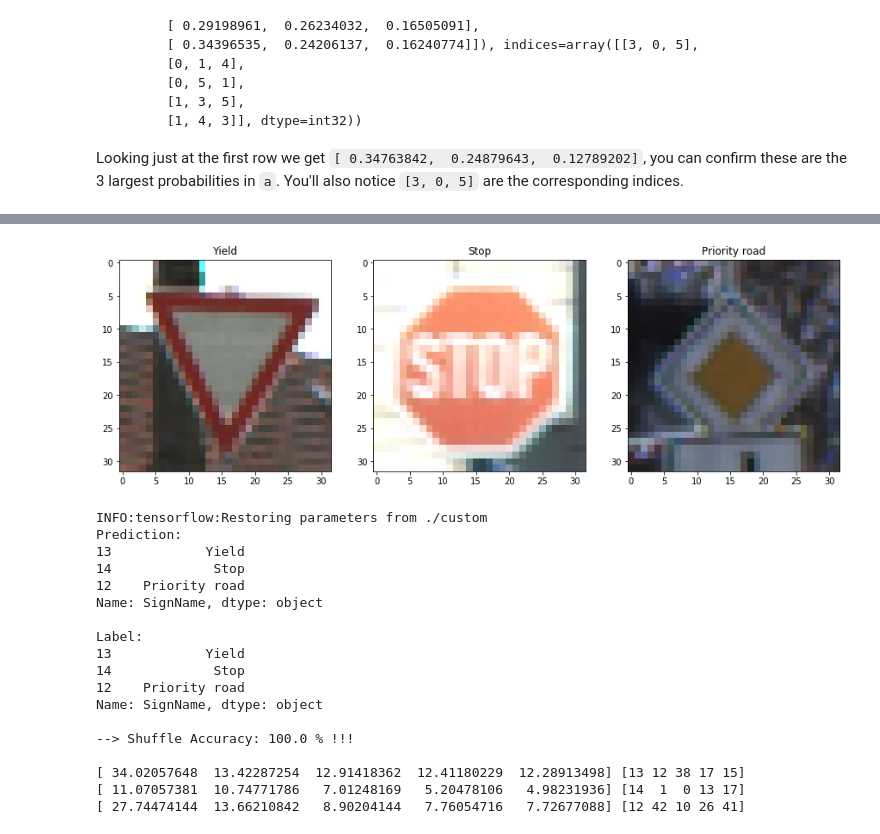
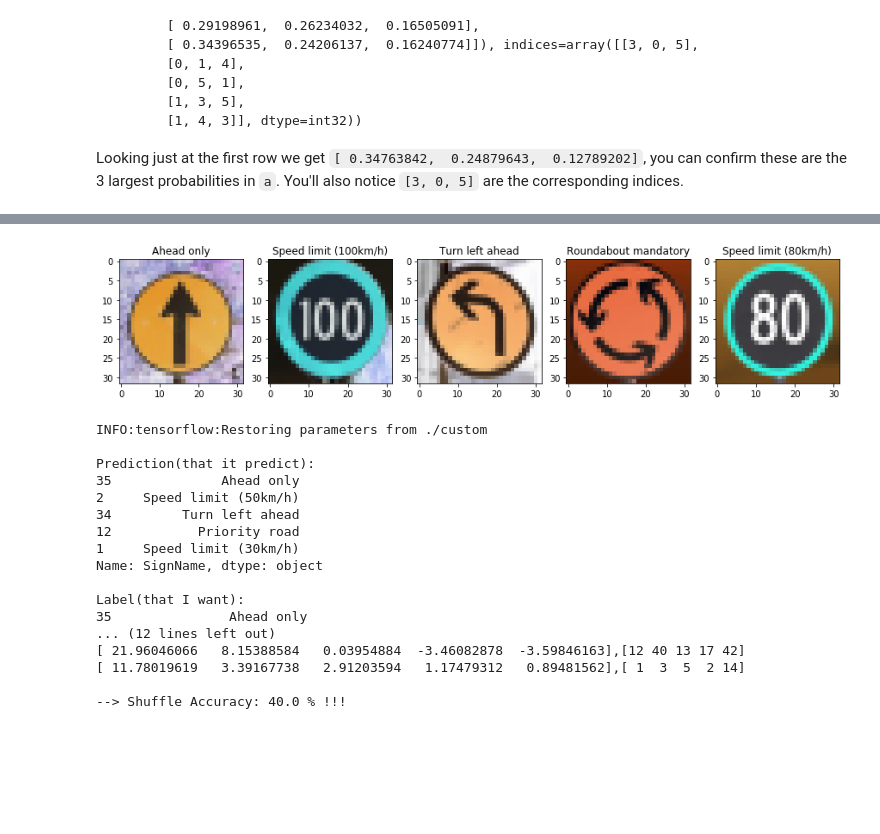
Before and after one commit to SungwookLE/udacity_Traffic-Sign-Classifier-Project, a Jupyter notebook: Traffic_Sign_Classifier.ipynb, the cells around one changed output, grey strips where cells are left out. Saved outputs shown, nothing was run; the diff lists cells and outputs as text; code cells hidden in the pictures; blank space fills up the shorter version.

```diff
--- a/Traffic_Sign_Classifier.ipynb
+++ b/Traffic_Sign_Classifier.ipynb
@@ -509,78 +585,57 @@ def outputFeatureMap(image_input, tf_activation, activation_min=-1, activation_m
 # %%
 ### Run the predictions here and use the model to output the prediction for each image.
 ### Make sure to pre-process the images with the same pre-processing pipeline used earlier.
 ### Feel free to use as many code cells as needed.
 
-index_shuffle_set = []
-#Using index_shuffle_set
-fig, ax = plt.subplots(1,3, figsize=(15,15))
-index_shuffle = np.random.randint(X_test.shape[0])
-index_shuffle_set.append(index_shuffle)
-
-ax[0].imshow(X_test[index_shuffle])
-ax[0].set_title( str( signnames.loc[y_test[index_shuffle]][1]) )
-
-index_shuffle = np.random.randint(X_test.shape[0])
-index_shuffle_set.append(index_shuffle)
-
-ax[1].imshow(X_test[index_shuffle])
-ax[1].set_title( str( signnames.loc[y_test[index_shuffle]][1]) )
-
-index_shuffle = np.random.randint(X_test.shape[0])
-index_shuffle_set.append(index_shuffle)
-
-ax[2].imshow(X_test[index_shuffle])
-ax[2].set_title( str( signnames.loc[y_test[index_shuffle]][1]) )
+#Using new_image
+fig, ax = plt.subplots(1,5, figsize=(15,10))
+for i in range(len(new_set)):
+    ax[i].imshow(new_set[i])
+    ax[i].set_title( str( signnames.loc[new_label[i]][1]) )
 plt.show()
 
-
-X_shuffle=X_test[index_shuffle_set]
-y_shuffle=y_test[index_shuffle_set]
-
-
+X_shuffle=new_set
+y_shuffle=new_label
 
 with tf.Session() as sess:
     sess.run(tf.global_variables_initializer())
     saver.restore(sess,'./custom')
 
     X_shuffle_normal=normalize_all(X_shuffle)
     logi=sess.run(logits, feed_dict={x:X_shuffle_normal, keep_prob:1})
     visual_conv1= sess.run(conv1, feed_dict={x:X_shuffle_normal, keep_prob:1} )
     visual_conv2= sess.run(conv2, feed_dict={x:X_shuffle_normal, keep_prob:1} )
     validation_accuracy = evaluate(X_shuffle, y_shuffle)
-
-
-
+    TOP_logit=sess.run(tf.nn.top_k(logi, k=5))
     outputFeatureMap(X_shuffle_normal, visual_conv1, activation_min=-1, activation_max=-1 ,plt_num=1)
     outputFeatureMap(X_shuffle_normal, visual_conv2, activation_min=-1, activation_max=-1 ,plt_num=2)
-    TOP_logit=sess.run(tf.nn.top_k(logi, k=5))
 
-    print('Prediction:',signnames["SignName"].iloc[np.argmax(logi,1)], sep='\n')
     print()
-    print('Label:',signnames["SignName"].iloc[y_shuffle], sep='\n' )
+    print('Prediction(that it predict):',signnames["SignName"].iloc[np.argmax(logi,1)], sep='\n')
     print()
-
+    print('Label(that I want):',signnames["SignName"].iloc[y_shuffle], sep='\n' )
+    print()
+    print('See Prediction Value as Follow:\n[Output Logits]-------------------\t\t\t\t   [CLASS]--------')
+    for i in range(5):
+        print(str(TOP_logit[0][i])+','+str(TOP_logit[1][i]))
+    print()
     print("--> Shuffle Accuracy: {:.1f}".format(validation_accuracy*100), '% !!!')
-    print()
-    for i in range(3):
-        print(TOP_logit[0][i], TOP_logit[1][i])
 # %% [output]
-[figure, old version]
+[figure, new version]
 INFO:tensorflow:Restoring parameters from ./custom
-Prediction:
-13            Yield
-14             Stop
-12    Priority road
+
+Prediction(that it predict):
+35              Ahead only
+2     Speed limit (50km/h)
+34         Turn left ahead
+12           Priority road
+1     Speed limit (30km/h)
 Name: SignName, dtype: object
 
-Label:
-13            Yield
-14             Stop
-12    Priority road
-Name: SignName, dtype: object
+Label(that I want):
+35               Ahead only
+... (12 lines left out)
+[ 21.96046066   8.15388584   0.03954884  -3.46082878  -3.59846163],[12 40 13 17 42]
+[ 11.78019619   3.39167738   2.91203594   1.17479312   0.89481562],[ 1  3  5  2 14]
 
---> Shuffle Accuracy: 100.0 % !!!
-
-[ 34.02057648  13.42287254  12.91418362  12.41180229  12.28913498] [13 12 38 17 15]
-[ 11.07057381  10.74771786   7.01248169   5.20478106   4.98231936] [14  1  0 13 17]
-[ 27.74474144  13.66210842   8.90204144   7.76054716   7.72677088] [12 42 10 26 41]
+--> Shuffle Accuracy: 40.0 % !!!
```
Also changed, not shown: parts of 13 cells of this notebook, 15 other files.
